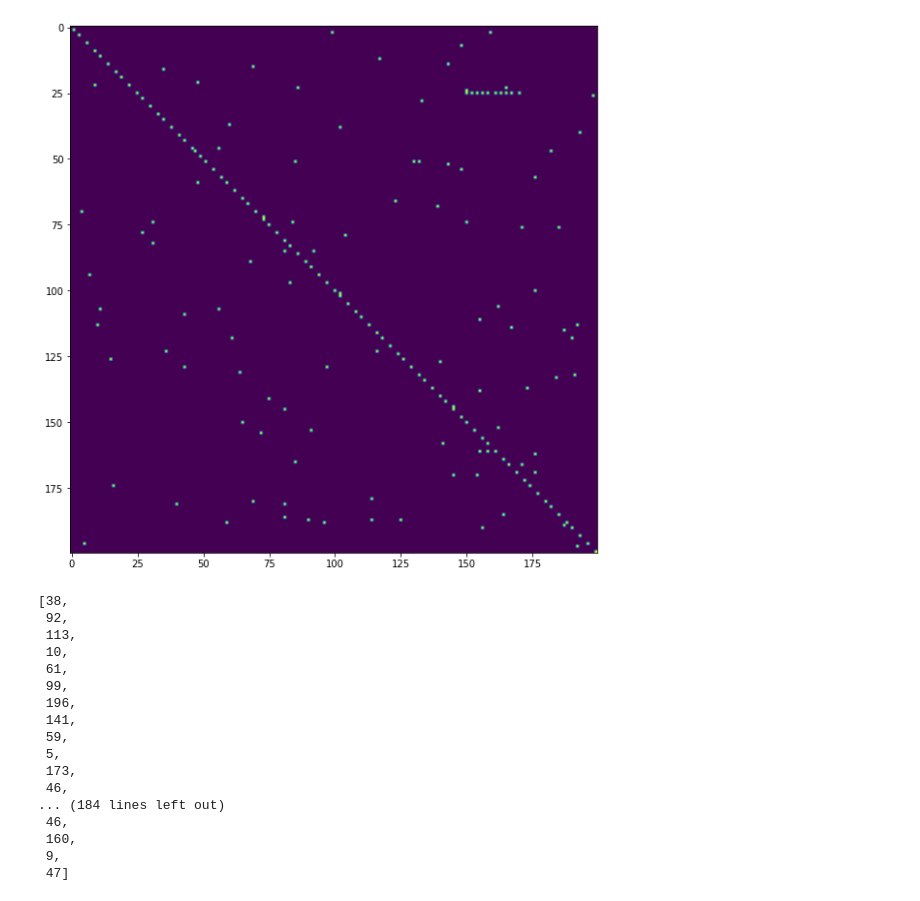
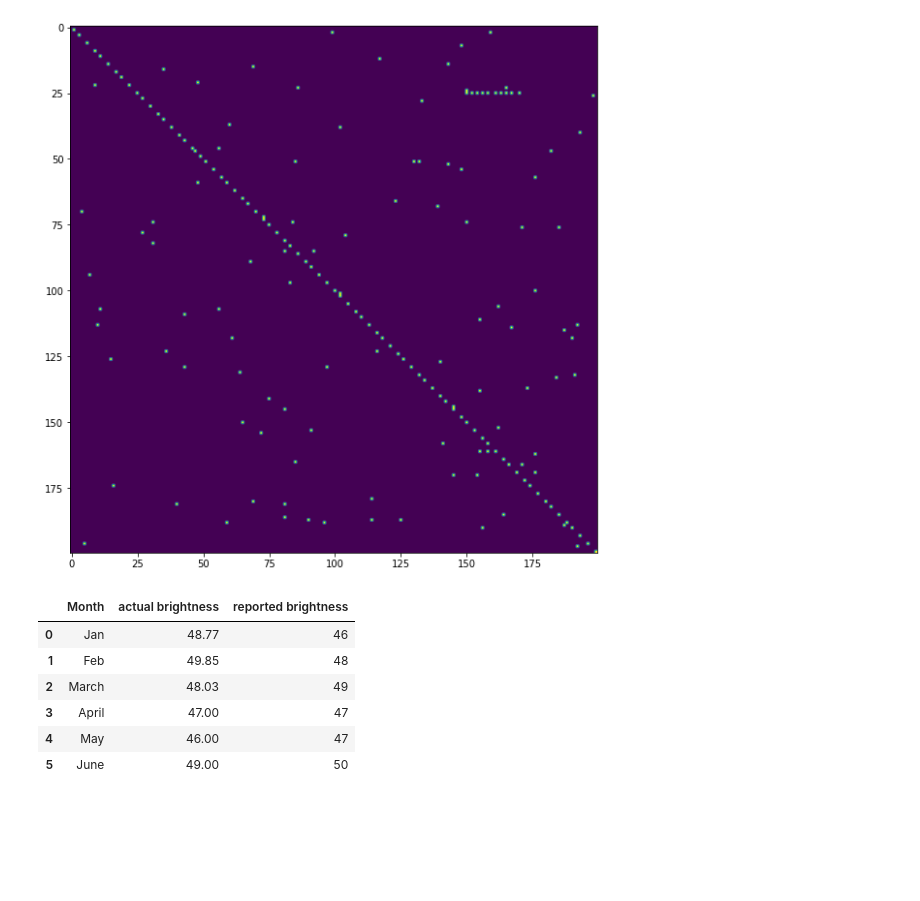
Before and after one commit to uwescience/satmetrics, a Jupyter notebook: presentation_plots.ipynb, the cells around one changed output. Cells and saved outputs as stored; diff of their text form; code cells hidden in the pictures; blank space fills up the shorter version.

```diff
--- a/presentation_plots.ipynb
+++ b/presentation_plots.ipynb
@@ -105,24 +105,18 @@ ld.show(test_img, ax=axes)
 # %% [output]
 <AxesSubplot:>
 [figure]
-# %%
-x = list(np.random.randint(0, high=199, size=(200,), dtype=int))
-x
-# %% [output]
-[38,
- 92,
- 113,
- 10,
- 61,
- 99,
- 196,
- 141,
- 59,
- 5,
- 173,
- 46,
-... (184 lines left out)
- 46,
- 160,
- 9,
- 47]
+# %%
+#Analyze results
+import pandas as pd
+filepath = 'results_dummy_data.csv'
+results = pd.read_csv(filepath)
+
+results
+# %% [output]
+|  | Month | actual brightness | reported brightness |
+| 0 | Jan | 48.77 | 46 |
+| 1 | Feb | 49.85 | 48 |
+| 2 | March | 48.03 | 49 |
+| 3 | April | 47.00 | 47 |
+| 4 | May | 46.00 | 47 |
+| 5 | June | 49.00 | 50 |
```
Also changed, not shown: parts of 1 cell of this notebook.
